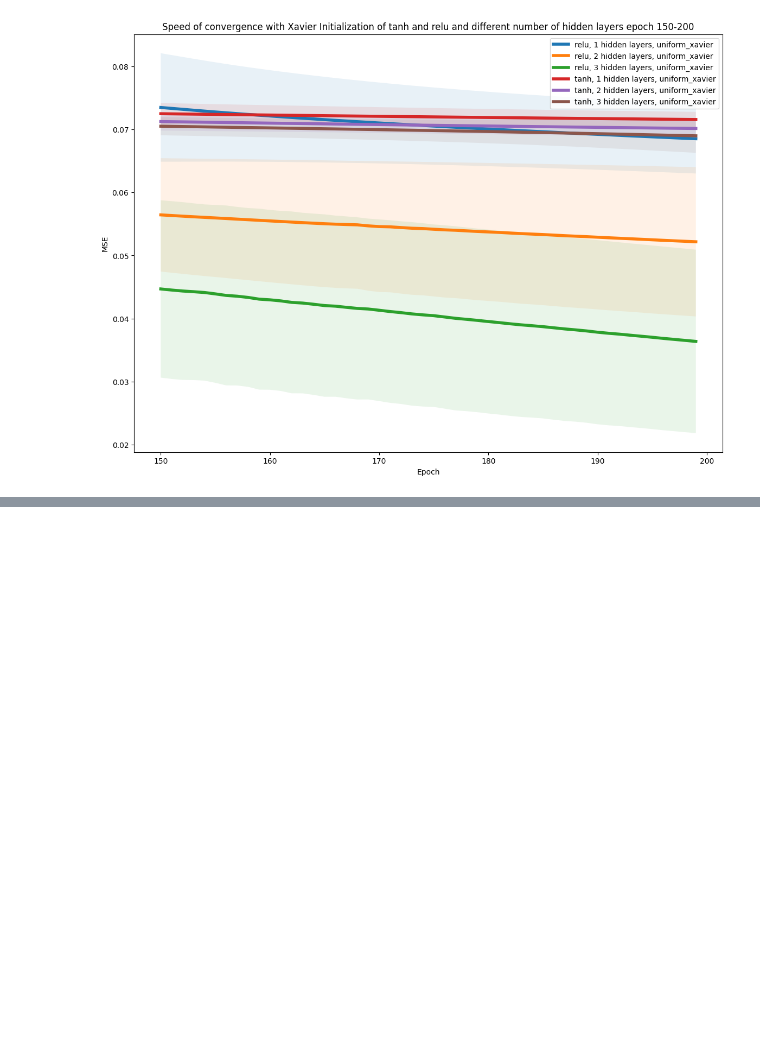
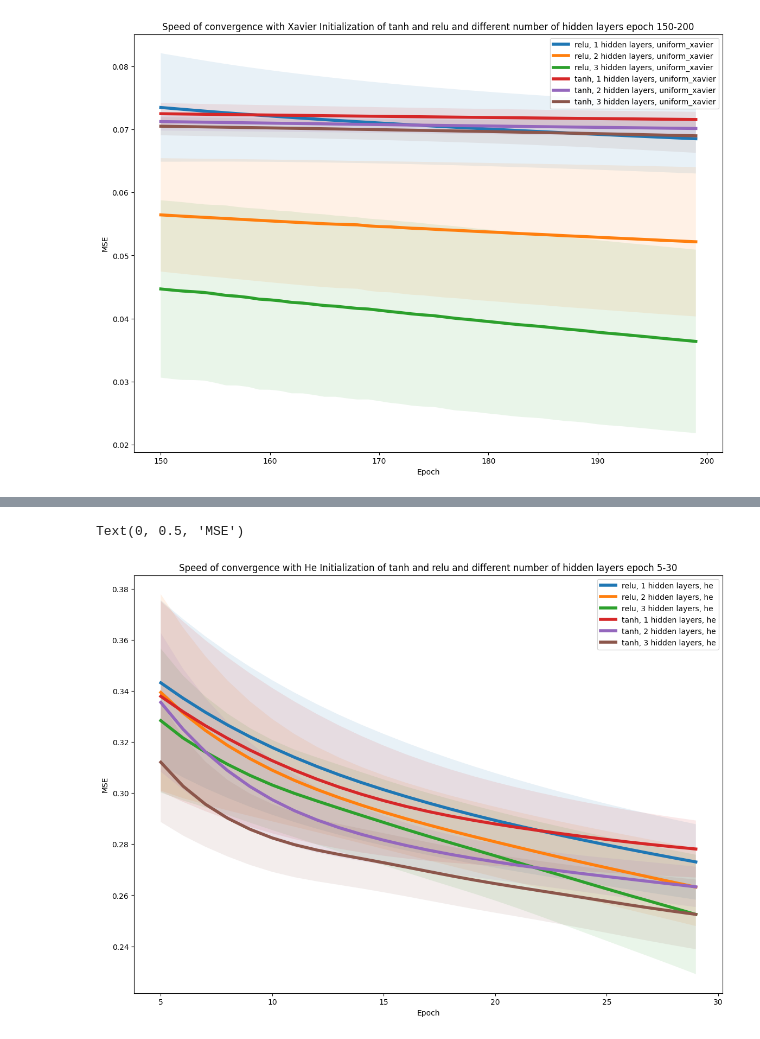
Before and after one commit to nizwant/methods_of_computational_intelligence, a Jupyter notebook: NeuralNetworks/NN5.ipynb, the cells around one changed output, grey strips where cells are left out. Cells and saved outputs as stored; diff of their text form; code cells hidden in the pictures; blank space fills up the shorter version.

```diff
--- a/NeuralNetworks/NN5.ipynb
+++ b/NeuralNetworks/NN5.ipynb
@@ -868,0 +950,18 @@ Text(0, 0.5, 'MSE')
+# %%
+x = rings5_train[["x", "y"]].to_numpy()
+y = rings5_train["c"].to_numpy().reshape(-1, 1)
+# one-hot encoding
+encoder = OneHotEncoder(sparse_output=False)
+encoder.fit(y)
+y = encoder.transform(y)
+
+x_test = rings5_test[["x", "y"]].to_numpy()
+y_test = rings5_test["c"].to_numpy().reshape(-1, 1)
+# one-hot encoding
+y_test = encoder.transform(y_test)
+# %%
+activation_functions = ["relu", "tanh"]
+initialization_methods = ["uniform_xavier", "he"]
+number_of_repetition = 15
+data = rings5_train
+data_test = rings5_test
@@ -868,0 +1084,38 @@ Text(0, 0.5, 'MSE')
+# %%
+plt.figure(figsize=(14, 10))
+start = 5
+stop = 30  # len(after_epoch_dict["he/relu/1"][0])
+for key, value in after_epoch_dict.items():
+    key = key.split("/")
+    label = f"{key[1]}, {key[2]} hidden layers, {key[0]}"
+    if (
+        key[0]
+        in [
+            "he",
+        ]
+        and key[1] in ["tanh", "relu"]
+        and key[2] in ["1", "2", "3"]
+    ):
+        plt.plot(
+            range(start, stop),
+            np.mean(value, axis=0)[start:stop],
+            label=label,
+            linewidth=4,
+        )
+
+        plt.fill_between(
+            range(start, stop),
+            np.maximum(np.mean(value, axis=0) - np.std(value, axis=0), 0)[start:stop],
+            np.mean(value, axis=0)[start:stop] + np.std(value, axis=0)[start:stop],
+            alpha=0.1,
+        )
+
+plt.legend()
+plt.title(
+    "Speed of convergence with He Initialization of tanh and relu and different number of hidden layers epoch 5-30"
+)
+plt.xlabel("Epoch")
+plt.ylabel("MSE")
+# %% [output]
+Text(0, 0.5, 'MSE')
+[figure, added]
```
Also changed, not shown: parts of 17 cells of this notebook.
